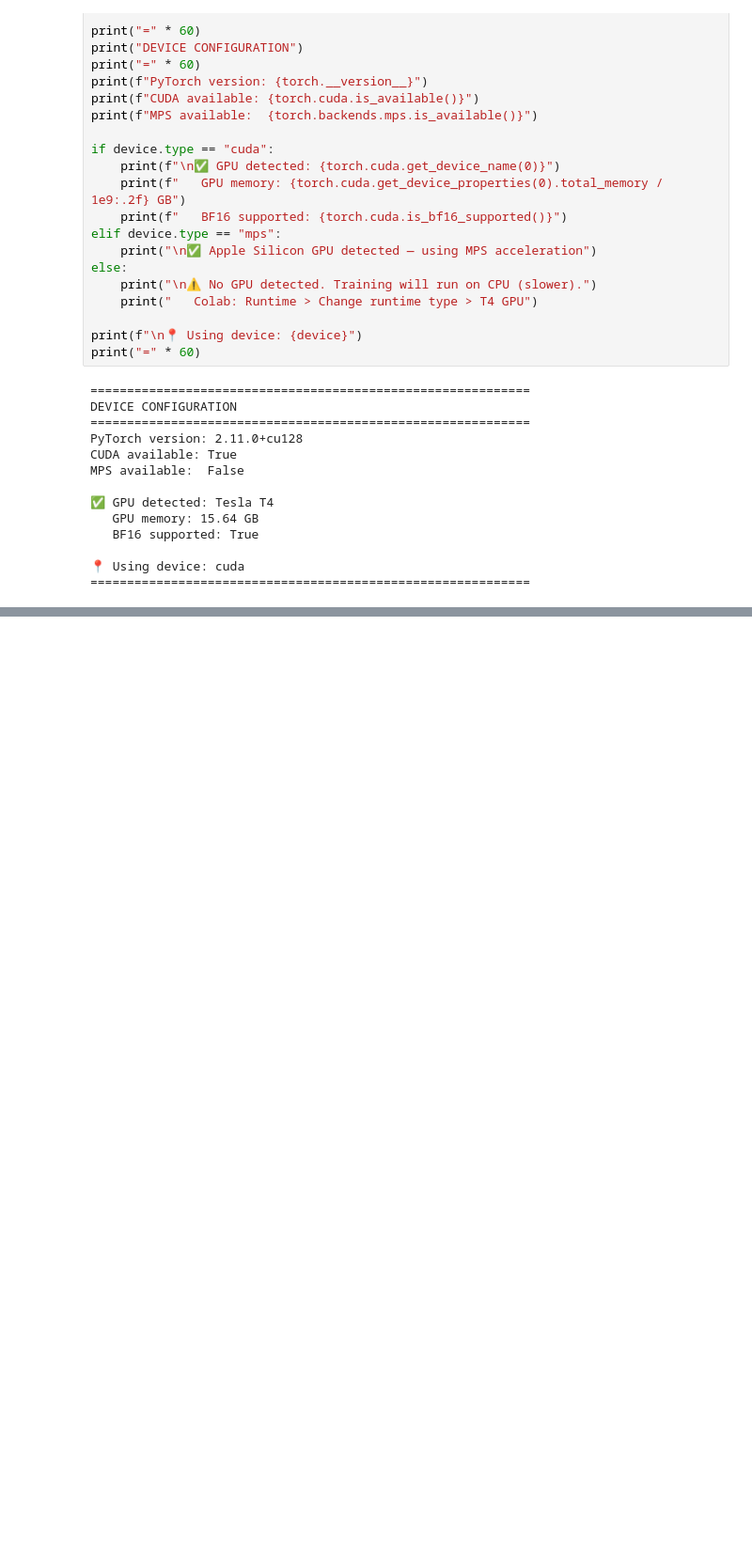
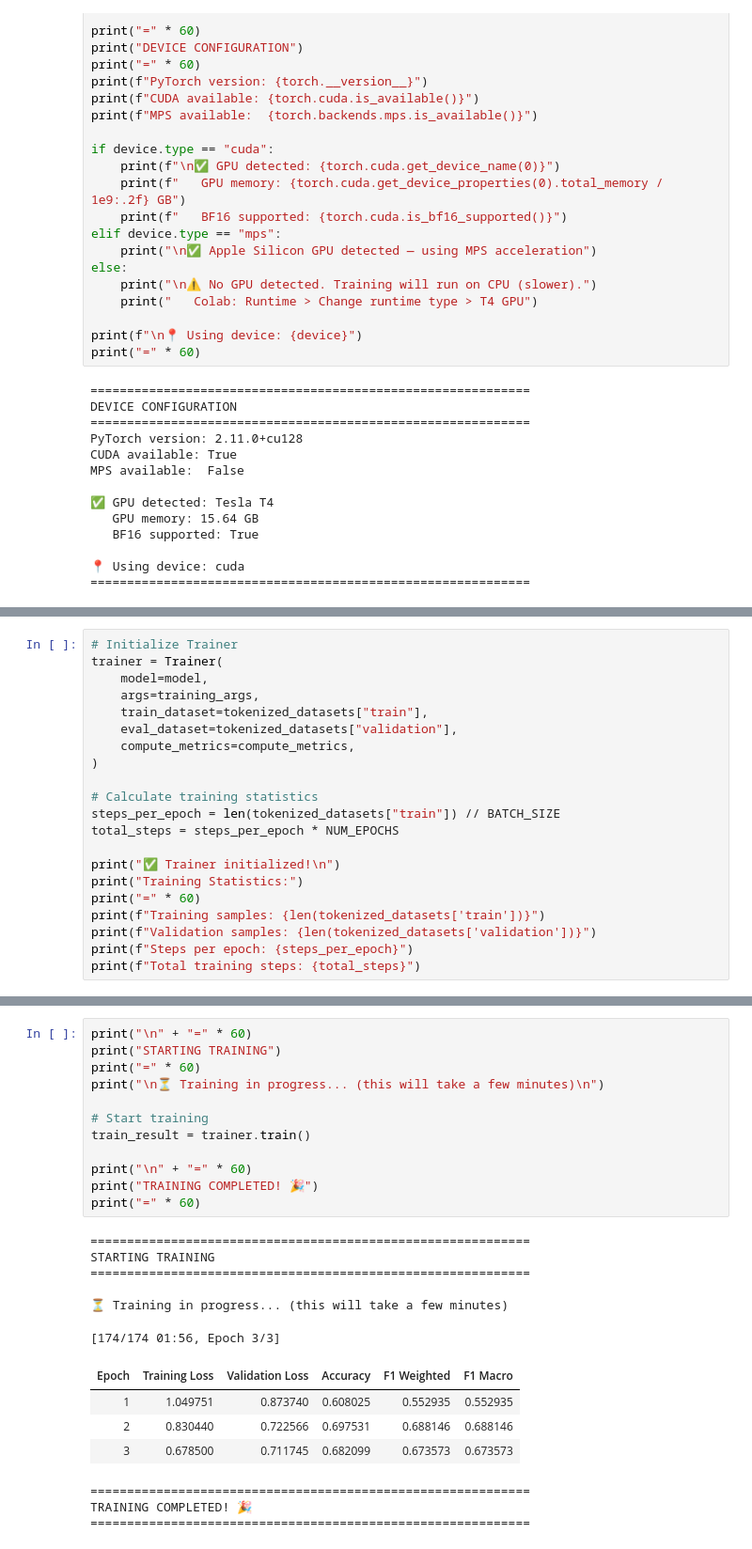
Before and after one commit to Mmbsaksd/fine_tuning, a Jupyter notebook: Distill_BERT_Finetuning.ipynb, the cells around one changed output, grey strips where cells are left out. Shown at 94% size. Saved outputs shown, nothing was run; the diff lists cells and outputs as text; blank space fills up the shorter version.

```diff
--- a/Distill_BERT_Finetuning.ipynb
+++ b/Distill_BERT_Finetuning.ipynb
@@ -576,0 +691,21 @@ Notes:
+# %%
+# Initialize Trainer
+trainer = Trainer(
+    model=model,
+    args=training_args,
+    train_dataset=tokenized_datasets["train"],
+    eval_dataset=tokenized_datasets["validation"],
+    compute_metrics=compute_metrics,
+)
+
+# Calculate training statistics
+steps_per_epoch = len(tokenized_datasets["train"]) // BATCH_SIZE
+total_steps = steps_per_epoch * NUM_EPOCHS
+
+print("✅ Trainer initialized!\n")
+print("Training Statistics:")
+print("=" * 60)
+print(f"Training samples: {len(tokenized_datasets['train'])}")
+print(f"Validation samples: {len(tokenized_datasets['validation'])}")
+print(f"Steps per epoch: {steps_per_epoch}")
+print(f"Total training steps: {total_steps}")
@@ -576,0 +721,26 @@ Notes:
+# %%
+print("\n" + "=" * 60)
+print("STARTING TRAINING")
+print("=" * 60)
+print("\n⏳ Training in progress... (this will take a few minutes)\n")
+
+# Start training
+train_result = trainer.train()
+
+print("\n" + "=" * 60)
+print("TRAINING COMPLETED! 🎉")
+print("=" * 60)
+# %% [output]
+============================================================
+STARTING TRAINING
+============================================================
+
+⏳ Training in progress... (this will take a few minutes)
+[174/174 01:56, Epoch 3/3]
+| Epoch | Training Loss | Validation Loss | Accuracy | F1 Weighted | F1 Macro |
+| 1 | 1.049751 | 0.873740 | 0.608025 | 0.552935 | 0.552935 |
+| 2 | 0.830440 | 0.722566 | 0.697531 | 0.688146 | 0.688146 |
+| 3 | 0.678500 | 0.711745 | 0.682099 | 0.673573 | 0.673573 |
+============================================================
+TRAINING COMPLETED! 🎉
+============================================================
```
Also changed, not shown: parts of 13 cells of this notebook.
